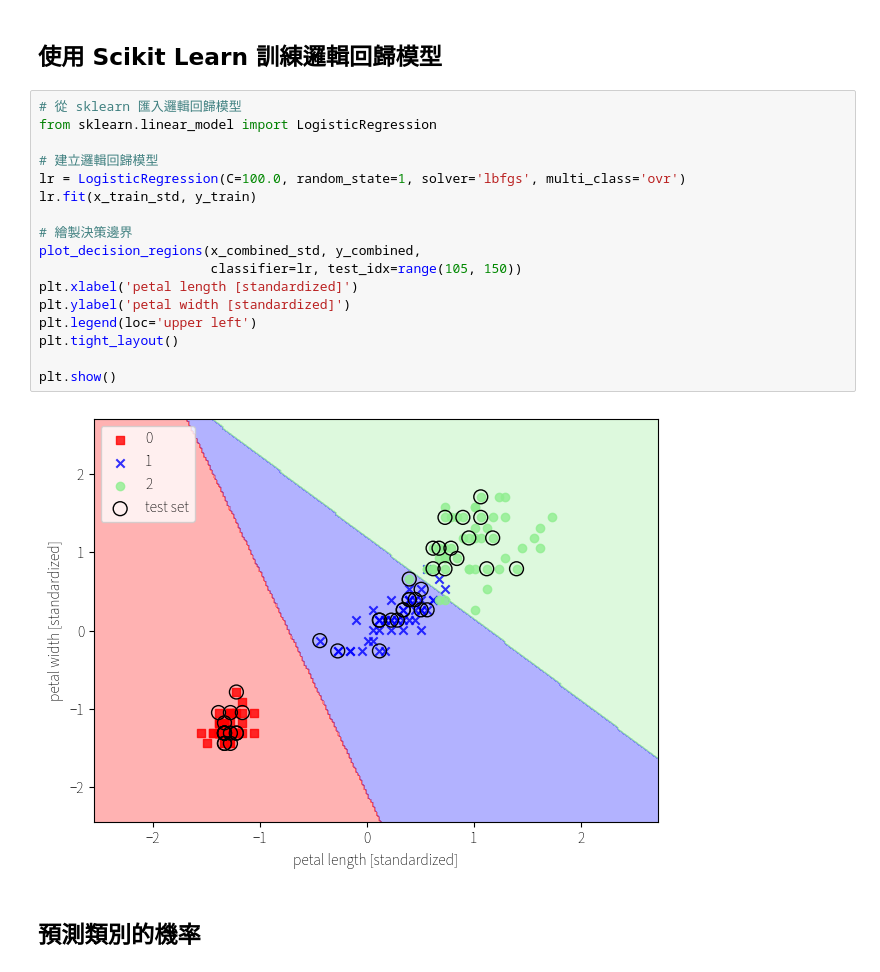
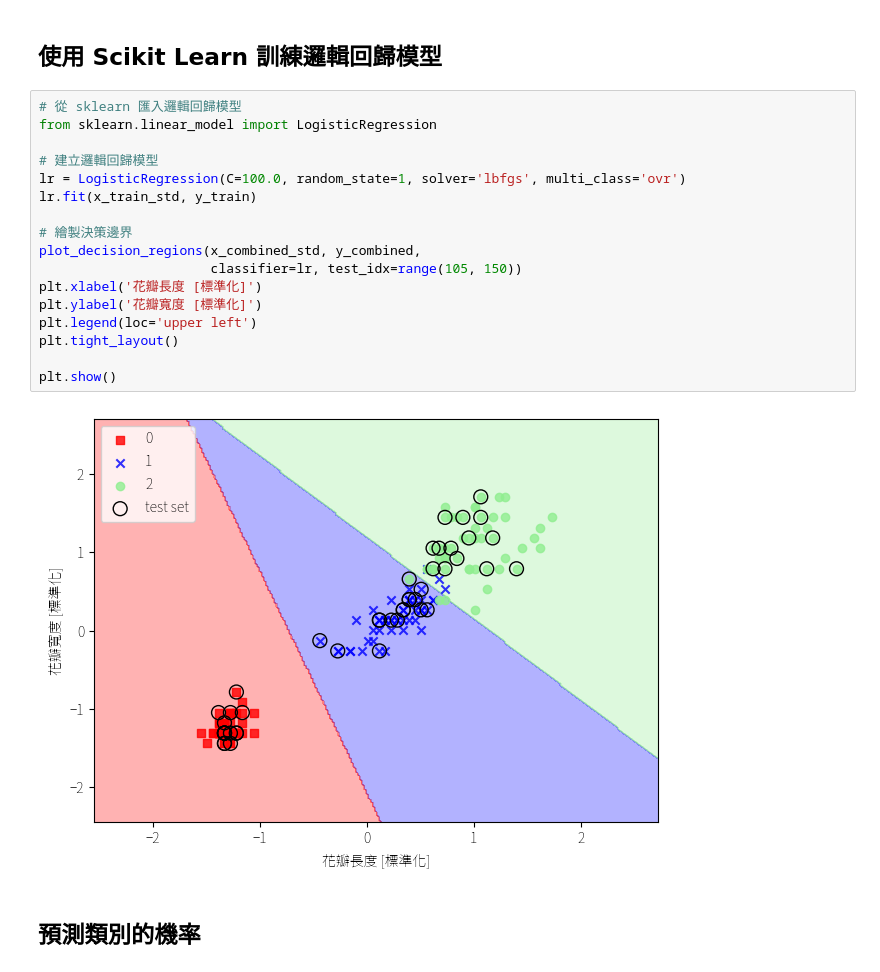
Before and after one commit to wenwen357951/ai_course_2023, a Jupyter notebook: notebooks/02_Scikit_Learn.ipynb, the cells around one changed output. Cells and saved outputs as stored; diff of their text form.

```diff
--- a/notebooks/02_Scikit_Learn.ipynb
+++ b/notebooks/02_Scikit_Learn.ipynb
@@ -309,22 +309,22 @@ plt.show()
 # %%
 # 從 sklearn 匯入邏輯回歸模型
 from sklearn.linear_model import LogisticRegression
 
 # 建立邏輯回歸模型
 lr = LogisticRegression(C=100.0, random_state=1, solver='lbfgs', multi_class='ovr')
 lr.fit(x_train_std, y_train)
 
 # 繪製決策邊界
 plot_decision_regions(x_combined_std, y_combined,
                       classifier=lr, test_idx=range(105, 150))
-plt.xlabel('petal length [standardized]')
-plt.ylabel('petal width [standardized]')
+plt.xlabel('花瓣長度 [標準化]')
+plt.ylabel('花瓣寬度 [標準化]')
 plt.legend(loc='upper left')
 plt.tight_layout()
 
 plt.show()
 # %% [output]
-[figure, old version]
+[figure, new version]
 # %% [markdown]
 ## 預測類別的機率
 # %%
```
